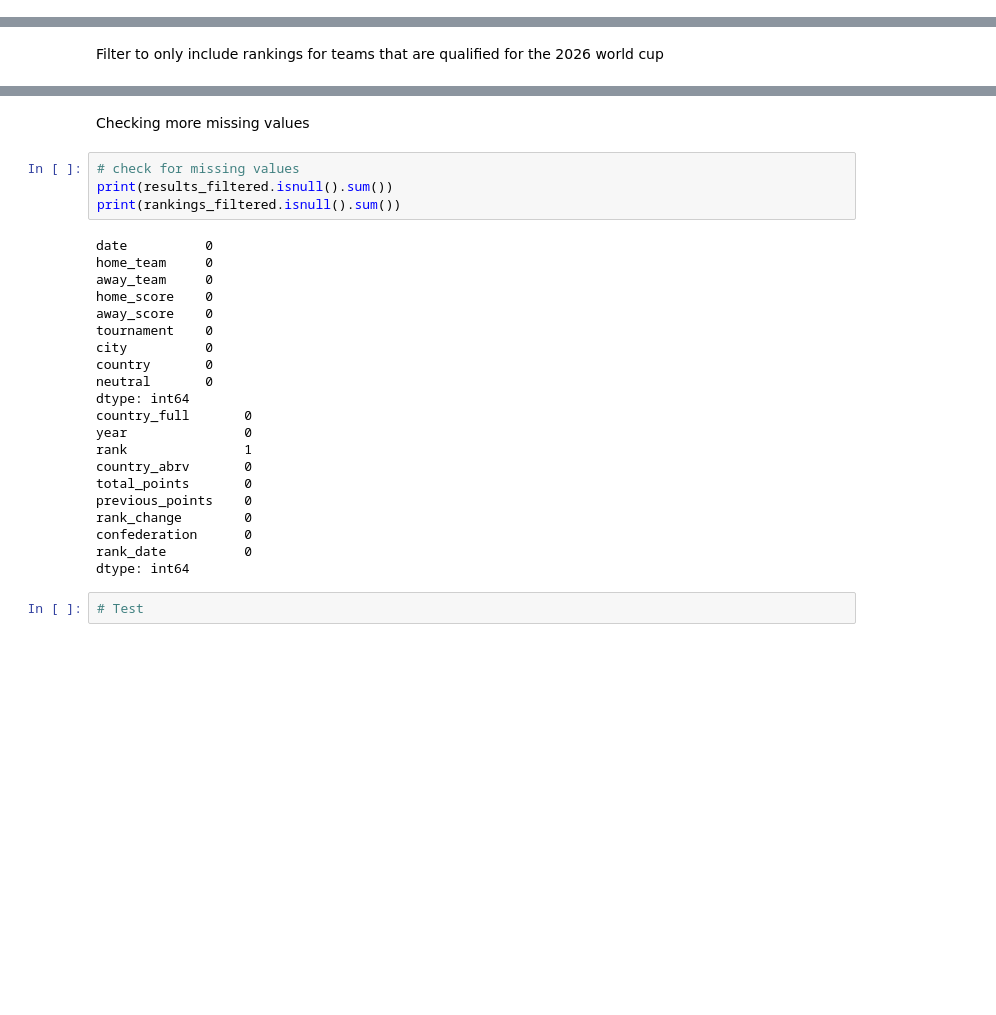
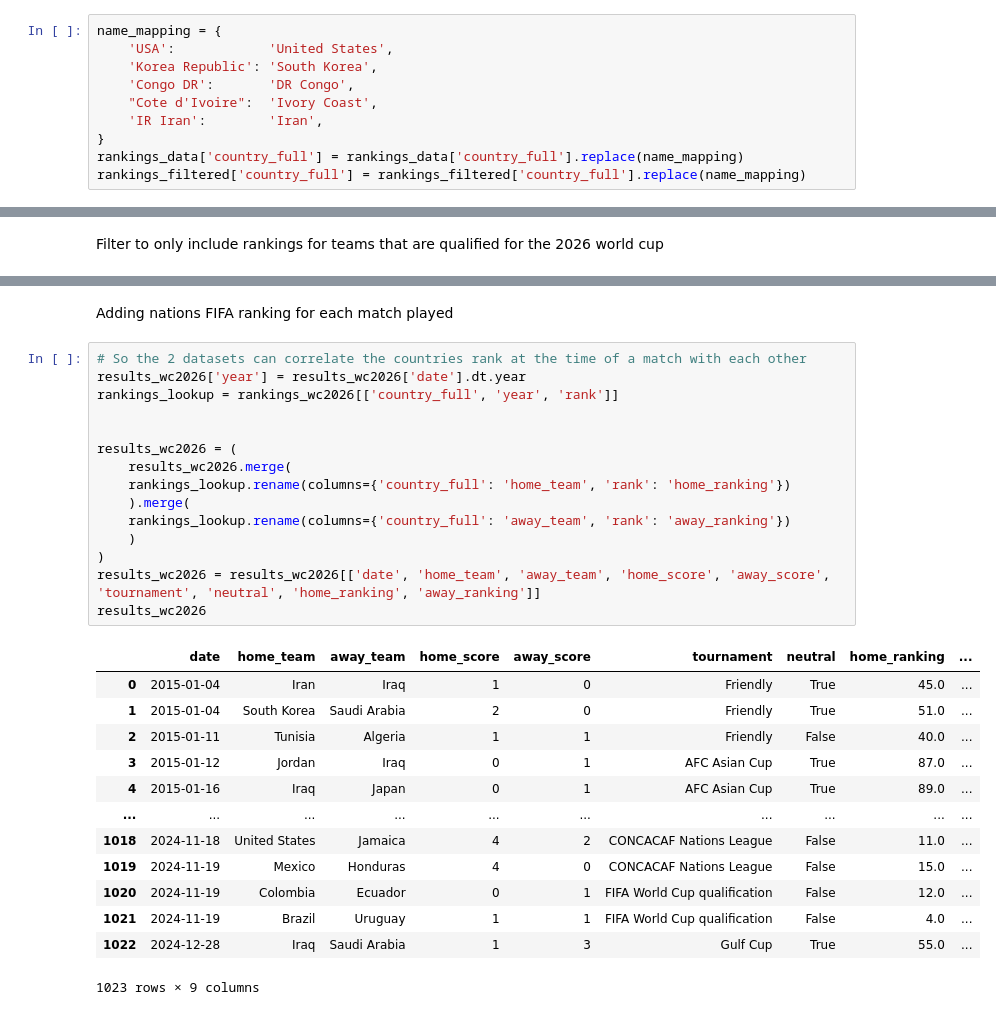
Before and after one commit to sayebm/Group_Project, a Jupyter notebook: sorting_data.ipynb, the cells around one changed output, grey strips where cells are left out. Cells and saved outputs as stored; diff of their text form; blank space fills up the shorter version.

Commit message:
Adding rankings to results & adjusting countries names in dataset

```diff
--- a/sorting_data.ipynb
+++ b/sorting_data.ipynb
@@ -90,3 +92,13 @@ rankings_filtered
+# %%
+name_mapping = {
+    'USA':            'United States',
+    'Korea Republic': 'South Korea',
+    'Congo DR':       'DR Congo',
+    "Cote d'Ivoire":  'Ivory Coast',
+    'IR Iran':        'Iran',
+}
+rankings_data['country_full'] = rankings_data['country_full'].replace(name_mapping)
+rankings_filtered['country_full'] = rankings_filtered['country_full'].replace(name_mapping)
 # %% [markdown]
 Teams that have already qualified for the 2026 world cup
 # %%
@@ -157,29 +169,31 @@ rankings_wc2026
-# %% [markdown]
-Checking more missing values
-# %%
-# check for missing values
-print(results_filtered.isnull().sum())
-print(rankings_filtered.isnull().sum())
-# %% [output]
-date          0
-home_team     0
-away_team     0
-home_score    0
-away_score    0
-tournament    0
-city          0
-country       0
-neutral       0
-dtype: int64
-country_full       0
-year               0
-rank               1
-country_abrv       0
-total_points       0
-previous_points    0
-rank_change        0
-confederation      0
-rank_date          0
-dtype: int64
-# %%
-# Test
+# %% [markdown]
+Adding nations FIFA ranking for each match played
+# %%
+# So the 2 datasets can correlate the countries rank at the time of a match with each other
+results_wc2026['year'] = results_wc2026['date'].dt.year
+rankings_lookup = rankings_wc2026[['country_full', 'year', 'rank']]
+
+
+results_wc2026 = (
+    results_wc2026.merge(
+    rankings_lookup.rename(columns={'country_full': 'home_team', 'rank': 'home_ranking'})
+    ).merge(
+    rankings_lookup.rename(columns={'country_full': 'away_team', 'rank': 'away_ranking'})
+    )
+)
+results_wc2026 = results_wc2026[['date', 'home_team', 'away_team', 'home_score', 'away_score', 'tournament', 'neutral', 'home_ranking', 'away_ranking']]
+results_wc2026
+# %% [output]
+|  | date | home_team | away_team | home_score | away_score | tournament | neutral | home_ranking | ... |
+| 0 | 2015-01-04 | Iran | Iraq | 1 | 0 | Friendly | True | 45.0 | ... |
+| 1 | 2015-01-04 | South Korea | Saudi Arabia | 2 | 0 | Friendly | True | 51.0 | ... |
+| 2 | 2015-01-11 | Tunisia | Algeria | 1 | 1 | Friendly | False | 40.0 | ... |
+| 3 | 2015-01-12 | Jordan | Iraq | 0 | 1 | AFC Asian Cup | True | 87.0 | ... |
+| 4 | 2015-01-16 | Iraq | Japan | 0 | 1 | AFC Asian Cup | True | 89.0 | ... |
+| ... | ... | ... | ... | ... | ... | ... | ... | ... | ... |
+| 1018 | 2024-11-18 | United States | Jamaica | 4 | 2 | CONCACAF Nations League | False | 11.0 | ... |
+| 1019 | 2024-11-19 | Mexico | Honduras | 4 | 0 | CONCACAF Nations League | False | 15.0 | ... |
+| 1020 | 2024-11-19 | Colombia | Ecuador | 0 | 1 | FIFA World Cup qualification | False | 12.0 | ... |
+| 1021 | 2024-11-19 | Brazil | Uruguay | 1 | 1 | FIFA World Cup qualification | False | 4.0 | ... |
+| 1022 | 2024-12-28 | Iraq | Saudi Arabia | 1 | 3 | Gulf Cup | True | 55.0 | ... |
+1023 rows × 9 columns
```
Also changed, not shown: parts of 2 cells of this notebook.
